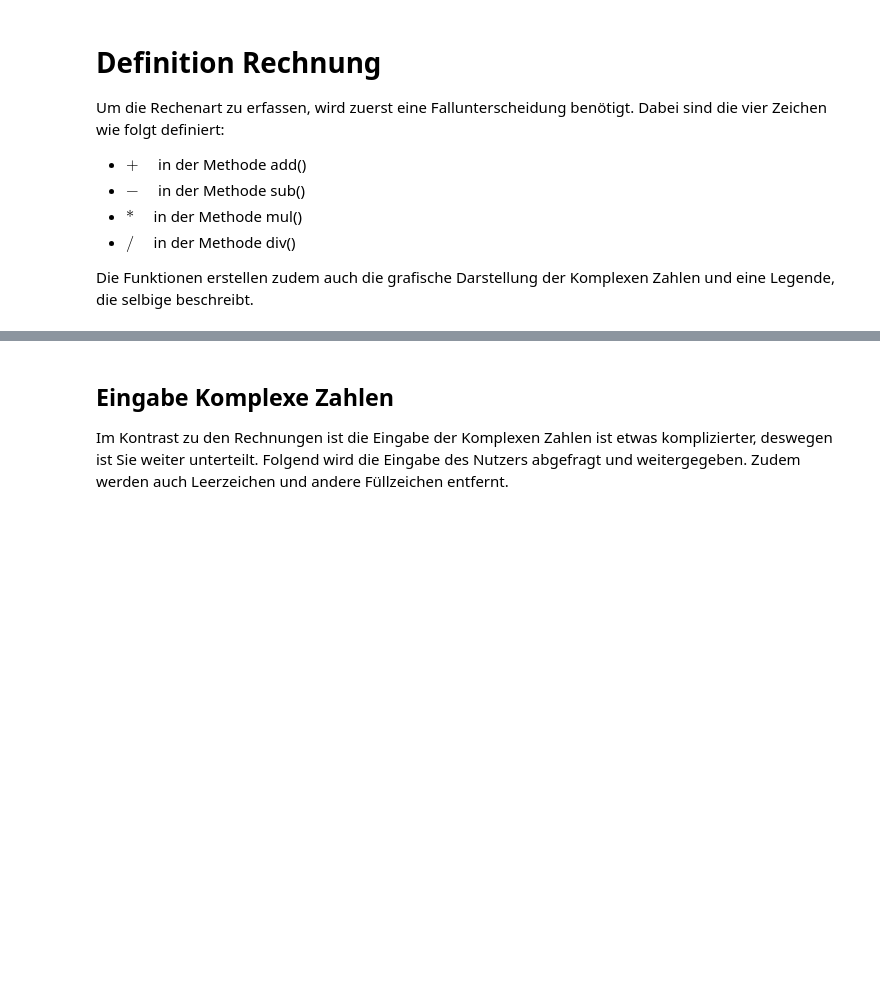
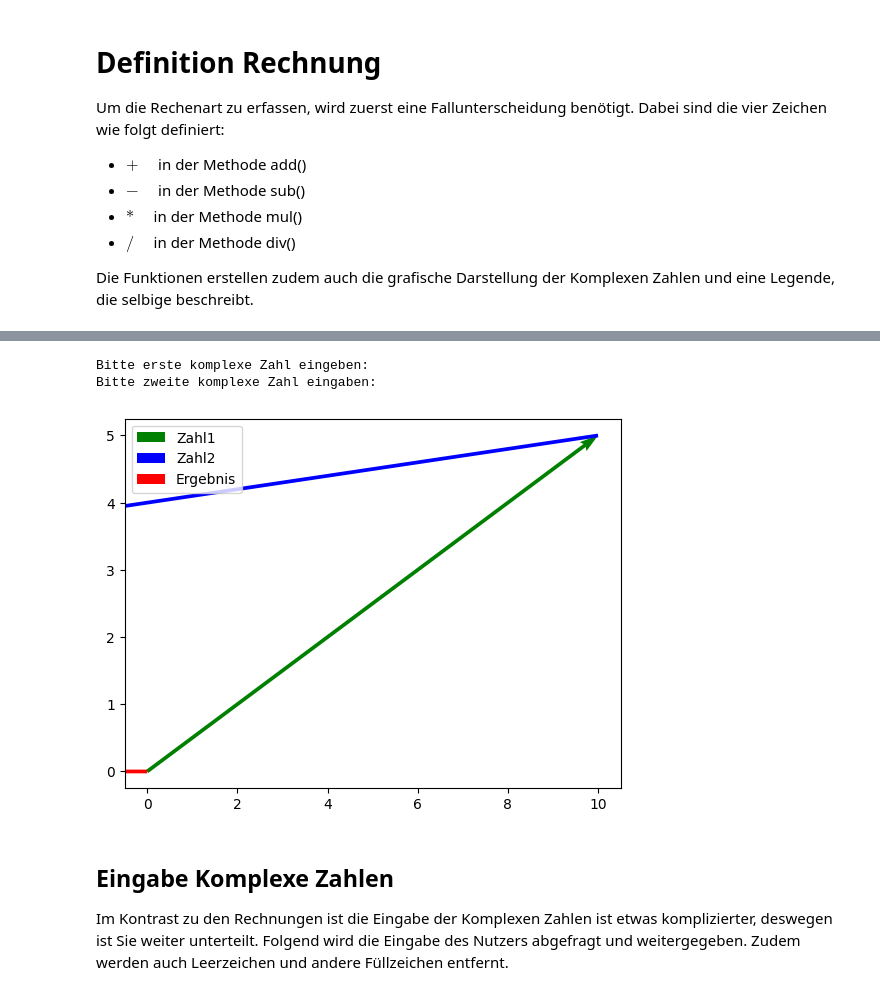
Before and after one commit to Julessh05-Studium/Scientific-Programming-Lab, a Jupyter notebook: SciProLab/Taschenrechner.ipynb, the cells around one changed output, grey strips where cells are left out. Cells and saved outputs as stored; diff of their text form; code cells hidden in the pictures; blank space fills up the shorter version.

```diff
--- a/SciProLab/Taschenrechner.ipynb
+++ b/SciProLab/Taschenrechner.ipynb
@@ -115,15 +121,20 @@ def add():
 # %%
 def sub():
     zahl1=eingabe("Bitte erste komplexe Zahl eingeben: ")
     zahl2=eingabe("Bitte zweite komplexe Zahl eingaben: ")
     x=plt.quiver([0], [0], [zahl1.real], [zahl1.imaginaer],
                color='g',angles='xy', scale_units='xy', scale=1, label='zahl1')
     y=plt.quiver([zahl1.real],[zahl1.imaginaer],[-zahl2.real],[-zahl2.imaginaer],
                color='b',angles='xy', scale_units='xy', scale=1, label='zahl2')
     z=plt.quiver([0], [0], [zahl1.real-zahl2.real], [zahl1.imaginaer-zahl2.imaginaer],
                color='r',angles='xy', scale_units='xy', scale=1,label='ergebnis')
     plt.legend([x,y,z],['Zahl1', 'Zahl2', 'Ergebnis'], loc='upper left')
     plt.show()
+sub()
+# %% [output]
+Bitte erste komplexe Zahl eingeben:
+Bitte zweite komplexe Zahl eingaben:
+[figure, added]
 # %%
 def div(ax):
     zahl1=eingabe("Bitte erste komplexe Zahl eingeben: ")
```
Also changed, not shown: parts of 3 cells of this notebook, 4 other files.
